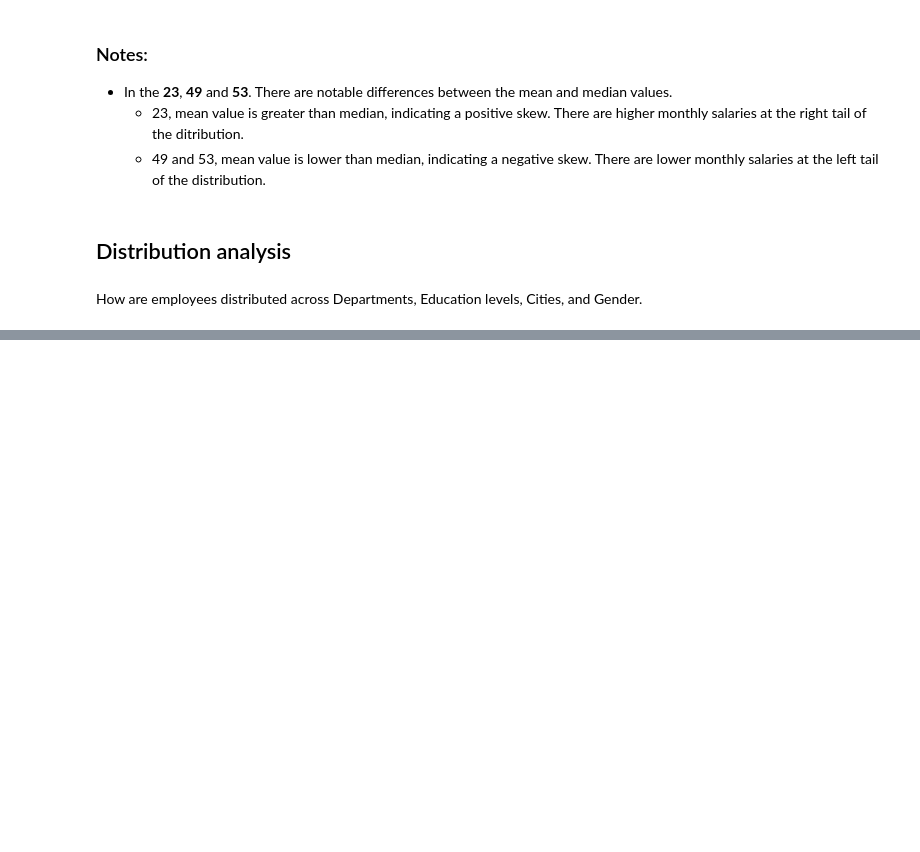
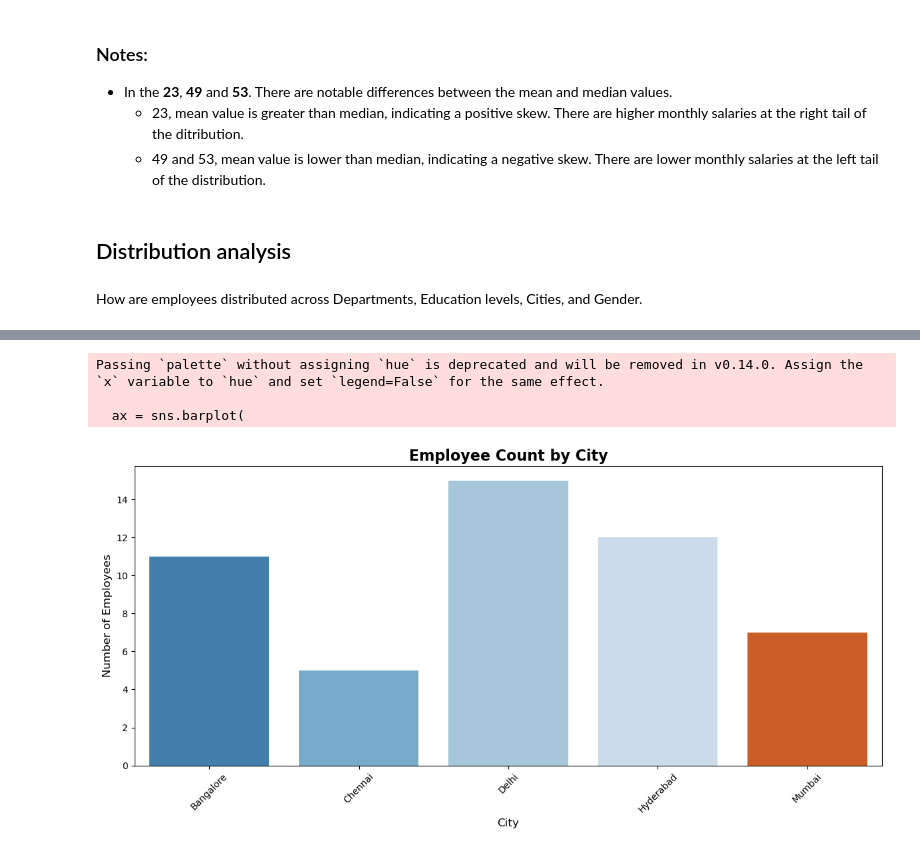
Before and after one commit to CaballeroRAR/ds_projects, a Jupyter notebook: kaggle_salary/notebook/salary_analysis.ipynb, the cells around one changed output, grey strips where cells are left out. Cells and saved outputs as stored; diff of their text form; code cells hidden in the pictures; blank space fills up the shorter version.

```diff
--- a/kaggle_salary/notebook/salary_analysis.ipynb
+++ b/kaggle_salary/notebook/salary_analysis.ipynb
@@ -179,0 +380,3 @@ plt.show()
+# %%
+city_employee = data.groupby('City', as_index=False).size()
+display(city_employee)
@@ -179,0 +390,20 @@ plt.show()
+# %%
+plt.figure(figsize=(12, 6))
+ax = sns.barplot(
+    data=city_employee,
+    x='City',
+    y='size',
+    palette='tab20c'
+)
+
+plt.title('Employee Count by City', fontsize=16, fontweight='bold')
+plt.xlabel('City', fontsize=12)
+plt.ylabel('Number of Employees', fontsize=12)
+plt.xticks(rotation=45)
+plt.tight_layout()
+plt.show()
+# %% [output]
+Passing `palette` without assigning `hue` is deprecated and will be removed in v0.14.0. Assign the `x` variable to `hue` and set `legend=False` for the same effect.
+
+  ax = sns.barplot(
+[figure, added]
```
Also changed, not shown: parts of 27 cells of this notebook.
